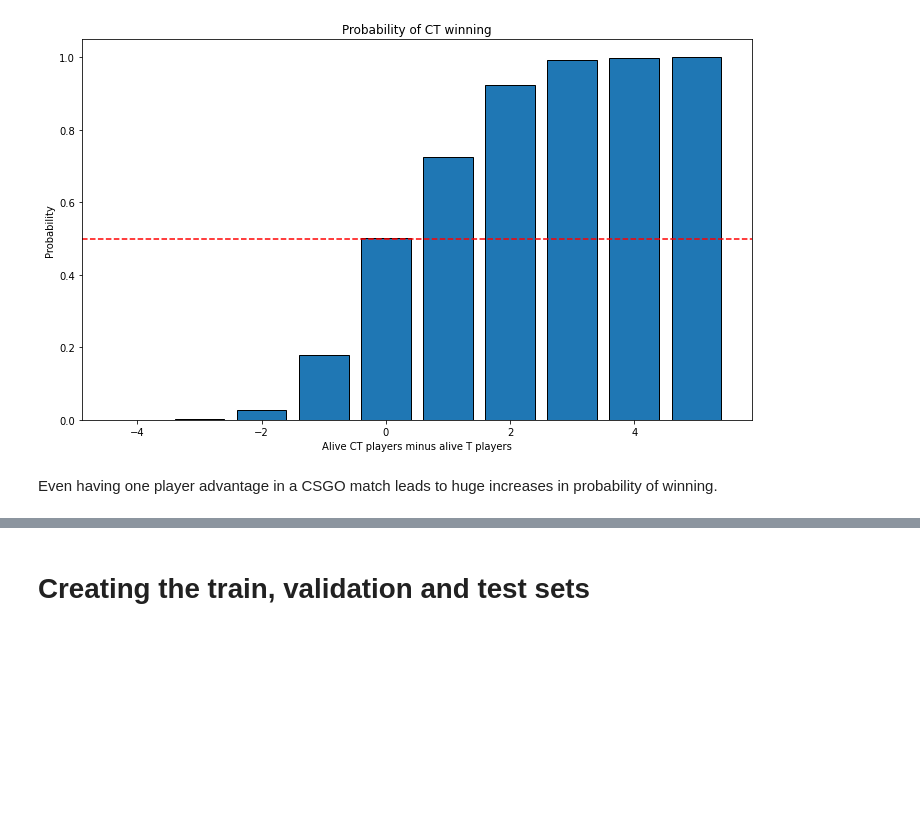
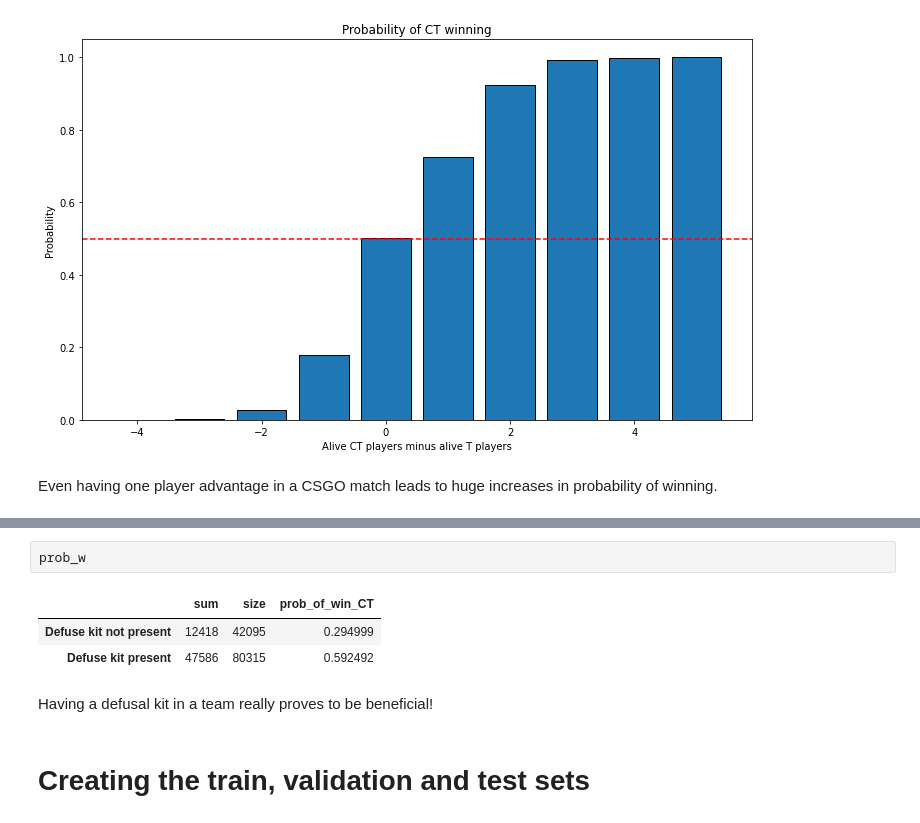
Before and after one commit to Eligijus112/api-book, a Jupyter notebook: api-book/chapter-1-intro/machine-learning-model.ipynb, the cells around one changed output, grey strips where cells are left out. Cells and saved outputs as stored; diff of their text form; blank space fills up the shorter version.

```diff
--- a/api-book/chapter-1-intro/machine-learning-model.ipynb
+++ b/api-book/chapter-1-intro/machine-learning-model.ipynb
@@ -369,3 +405,11 @@ Even having one player advantage in a CSGO match leads to huge increases in prob
+# %%
+prob_w
+# %% [output]
+|  | sum | size | prob_of_win_CT |
+| Defuse kit not present | 12418 | 42095 | 0.294999 |
+| Defuse kit present | 47586 | 80315 | 0.592492 |
+# %% [markdown]
+Having a defusal kit in a team really proves to be beneficial!
 # %% [markdown]
 # Creating the train, validation and test sets
 # %% [markdown]
```
Also changed, not shown: parts of 47 cells of this notebook, 1 other file.
